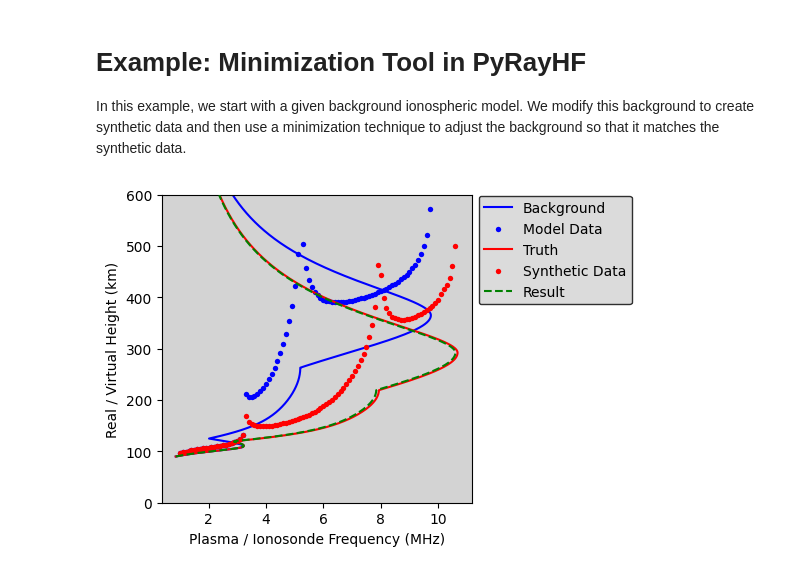
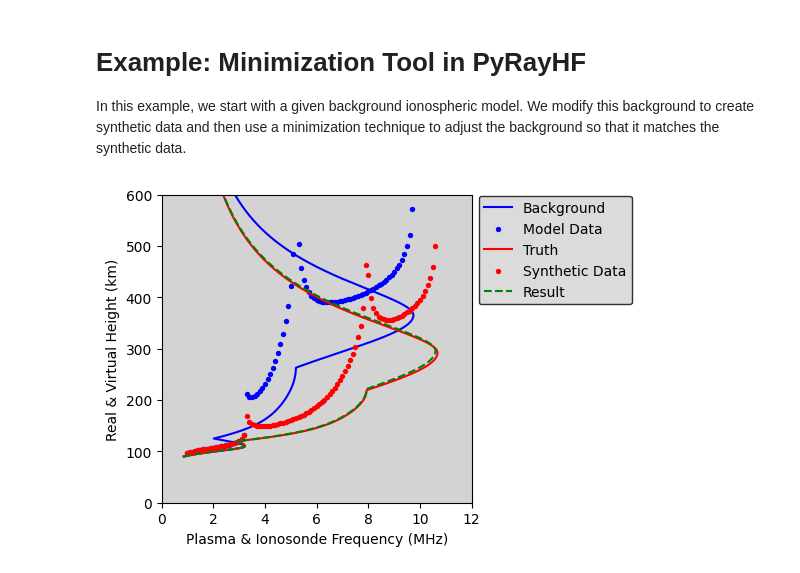
Before and after one commit to victoriyaforsythe/PyRayHF, a Jupyter notebook: docs/tutorials/Example_Minimization.ipynb, the cells around one changed output. Saved outputs shown, nothing was run; the diff lists cells and outputs as text; code cells hidden in the pictures.

```diff
--- a/docs/tutorials/Example_Minimization.ipynb
+++ b/docs/tutorials/Example_Minimization.ipynb
@@ -15,11 +15,12 @@ technique to adjust the background so that it matches the synthetic data.
 
 import pickle
 from copy import deepcopy
-
 import numpy as np
 import matplotlib.pyplot as plt
+import PyRayHF
 
-import PyRayHF
+# Directory on your local machine where to save the figures
+local_dir = '/Users/vmakarevich/Documents/GitHub/PyRayHF/docs/figures/'
 
 # Load input arrays from the example.
 # See Example_Generate_Input_Arrays for how to create input arrays using PyIRI.
@@ -39,7 +40,9 @@ vh_back, EDP_back = PyRayHF.library.model_VH(input_example['F2'],
                                              input_example['freq'],
                                              input_example['alt'],
                                              input_example['bmag'],
-                                             input_example['bpsi'])
+                                             input_example['bpsi'],
+                                             mode=mode,
+                                             n_points=n_points)
 
 # Create a known "truth" by modifying the background parameters:
 # increase Nm by 20%, decrease hm by 20%, and increase B_bot by 10%.
@@ -55,7 +58,9 @@ vh_data, EDP_truth = PyRayHF.library.model_VH(F2_truth,
                                               input_example['freq'],
                                               input_example['alt'],
                                               input_example['bmag'],
-                                              input_example['bpsi'])
+                                              input_example['bpsi'],
+                                              mode=mode,
+                                              n_points=n_points)
 
 # Filter out NaNs in the synthetic data before minimization.
 # Minimization will not work properly if NaNs are present.
@@ -78,32 +83,35 @@ vh_in = vh_data[ind_valid]
                                                    input_example['bpsi'],
                                                    method='brute',
                                                    percent_sigma=20.,
-                                                   step=2.)
+                                                   step=2.,
+                                                   mode=mode,
+                                                   n_points=n_points)
 # %%
 # Plot the results.
 # The electron density profile (EDP) is converted from plasma density to plasma
 # frequency and plotted using real altitude on the y-axis.
 # Virtual heights for O-mode are plotted with ionosonde frequency on
 # the x-axis and virtual height on the y-axis.
 fig, ax = plt.subplots(1, 1)
 fig.set_size_inches(4, 4)
 ax.set_ylim([0, 600])
+ax.set_xlim([0, 12])
 ax.set_facecolor('lightgray')
-ax.set_ylabel('Real / Virtual Height (km)')
-ax.set_xlabel('Plasma / Ionosonde Frequency (MHz)')
+ax.set_ylabel('Real & Virtual Height (km)')
+ax.set_xlabel('Plasma & Ionosonde Frequency (MHz)')
 ax.plot(PyRayHF.library.den2freq(input_example['den']) / 1e6,
         input_example['alt'], c='blue', label='Background', zorder=1)
 ax.scatter(input_example['freq'], vh_back, c='blue', label='Model Data',
            zorder=1, linewidth=0, s=15)
 ax.plot(PyRayHF.library.den2freq(EDP_truth) / 1e6,
         input_example['alt'], c='red', label='Truth', zorder=2)
 ax.scatter(input_example['freq'], vh_data, c='red', label='Synthetic Data',
            zorder=2, linewidth=0, s=15)
 ax.plot(PyRayHF.library.den2freq(EDP_result) / 1e6,
         input_example['alt'], '--', c='green', label='Result', zorder=3)
 leg = plt.legend(bbox_to_anchor=(1.0, 1.02), facecolor='lightgray', frameon=True)
 leg.get_frame().set_edgecolor('black')
-plt.savefig('/Users/victoriyamakarevich/Documents/GitHub/PyRayHF/docs/figures/Minimization.png', dpi=300, bbox_inches='tight', facecolor='white')
+plt.savefig(local_dir + 'Minimization.png', dpi=300, bbox_inches='tight', facecolor='white')
 plt.show()
 # %% [output]
-[figure, old version]
+[figure, new version]
```
Also changed, not shown: 15 other files.
